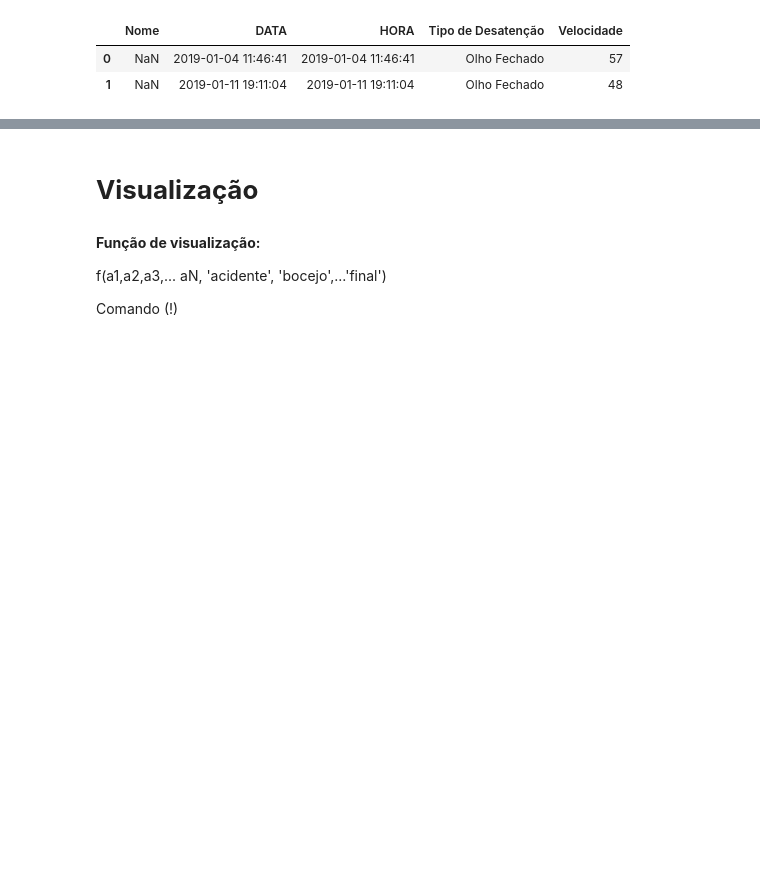
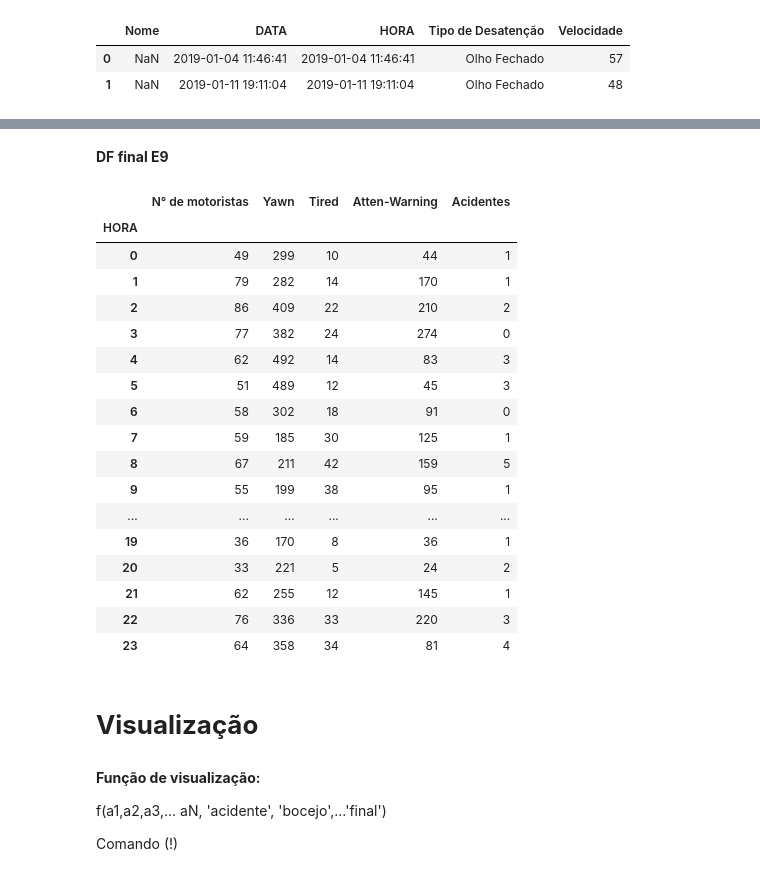
Before and after one commit to Lucas-Buk/IMT, a Jupyter notebook: Tratamento.ipynb, the cells around one changed output, grey strips where cells are left out. Saved outputs shown, nothing was run; the diff lists cells and outputs as text; code cells hidden in the pictures; blank space fills up the shorter version.

```diff
--- a/Tratamento.ipynb
+++ b/Tratamento.ipynb
@@ -537,0 +929,4 @@ dfE92.head(2)
+# %%
+dfE9_yawn = dfE91H[dfE91H['Tipo'] == 'Yawn-Warning']
+dfE9_yawn = dfE9_yawn.HORA.value_counts().rename('Yawn-Warning').sort_index()
+dfE9_yawn
@@ -537,0 +955,4 @@ dfE92.head(2)
+# %%
+dfE9_tired = dfE91H[dfE91H['Tipo'] == 'Tired']
+dfE9_tired = dfE9_tired.HORA.value_counts().rename('Tired').sort_index()
+dfE9_tired
@@ -537,0 +992,3 @@ dfE92.head(2)
+# %%
+dfE9_at = dfE92H.HORA.value_counts().rename('Atten-Warning').sort_index()
+dfE9_at
@@ -537,0 +1034,3 @@ dfE92.head(2)
+# %%
+dfE9_acid_hora = dfOCO_TM_E9.HorarioAcidente.value_counts().sort_index().rename('Acidentes por hora')
+dfE9_acid_hora
@@ -538,3 +1055,33 @@ dfE92.head(2)
+# %% [markdown]
+**DF final E9**
+# %%
+dfE9_final = pd.DataFrame(dfE9_motoristas_hora['N° de motoristas'])
+dfE9_final['Yawn'] = pd.DataFrame(dfE9_yawn)
+dfE9_final['Tired'] = pd.DataFrame(dfE9_tired)
+dfE9_final['Atten-Warning'] = pd.DataFrame(dfE9_at)
+dfE9_final['Acidentes'] = pd.DataFrame(dfE9_acid_hora)
+dfE9_final.fillna(0, inplace=True)
+dfE9_final['Acidentes'] = dfE9_final.Acidentes.astype('int64')
+dfE9_final
+# %% [output]
+|  | N° de motoristas | Yawn | Tired | Atten-Warning | Acidentes |
+| HORA |  |  |  |  |  |
+| 0 | 49 | 299 | 10 | 44 | 1 |
+| 1 | 79 | 282 | 14 | 170 | 1 |
+| 2 | 86 | 409 | 22 | 210 | 2 |
+| 3 | 77 | 382 | 24 | 274 | 0 |
+| 4 | 62 | 492 | 14 | 83 | 3 |
+| 5 | 51 | 489 | 12 | 45 | 3 |
+| 6 | 58 | 302 | 18 | 91 | 0 |
+| 7 | 59 | 185 | 30 | 125 | 1 |
+| 8 | 67 | 211 | 42 | 159 | 5 |
+| 9 | 55 | 199 | 38 | 95 | 1 |
+| ... | ... | ... | ... | ... | ... |
+| 19 | 36 | 170 | 8 | 36 | 1 |
+| 20 | 33 | 221 | 5 | 24 | 2 |
+| 21 | 62 | 255 | 12 | 145 | 1 |
+| 22 | 76 | 336 | 33 | 220 | 3 |
+| 23 | 64 | 358 | 34 | 81 | 4 |
 # %% [markdown]
 # **Visualização**
 # %% [markdown]
```
Also changed, not shown: parts of 88 cells of this notebook.
